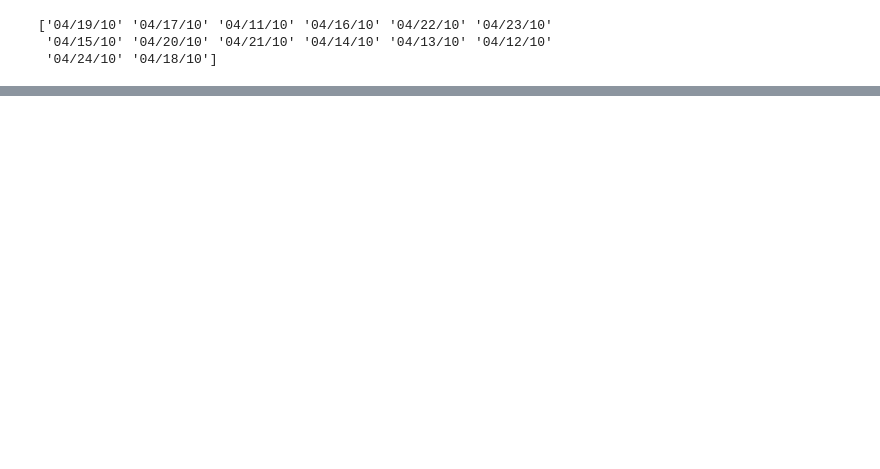
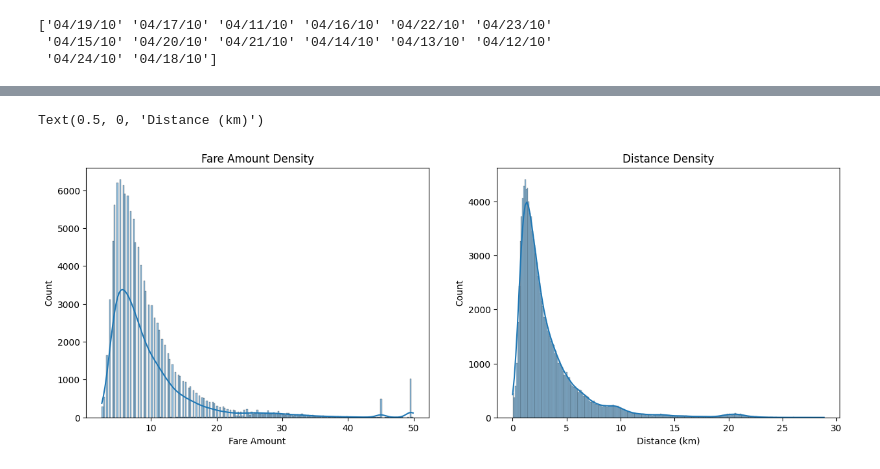
Before and after one commit to Alacho2/Deep_final, a Jupyter notebook: project.ipynb, the cells around one changed output, grey strips where cells are left out. Cells and saved outputs as stored; diff of their text form; code cells hidden in the pictures; blank space fills up the shorter version.

```diff
--- a/project.ipynb
+++ b/project.ipynb
@@ -22,3 +28,5 @@ df['pickup_datetime'].max()
+# %%
+df.drop(labels=['fare_class'], axis=1, inplace=True)
 # %%
 ## Running this cell is really fucking slow, but it works.
 df['pickup_datetime'] = pd.to_datetime(df['pickup_datetime'])
@@ -155,0 +184,13 @@ y = prediction.values.reshape(-1,1)
+# %%
+fig, axs = plt.subplots(ncols=2, nrows=1, figsize=(15, 5))
+
+sns.histplot(merged_df['fare_amount'], ax=axs[0], kde=True)
+axs[0].set_title("Fare Amount Density")
+axs[0].set_xlabel("Fare Amount")
+
+sns.histplot(merged_df['dist_km'], ax=axs[1], kde=True)
+axs[1].set_title("Distance Density")
+axs[1].set_xlabel("Distance (km)")
+# %% [output]
+Text(0.5, 0, 'Distance (km)')
+[figure, added]
```
Also changed, not shown: parts of 22 cells of this notebook.
